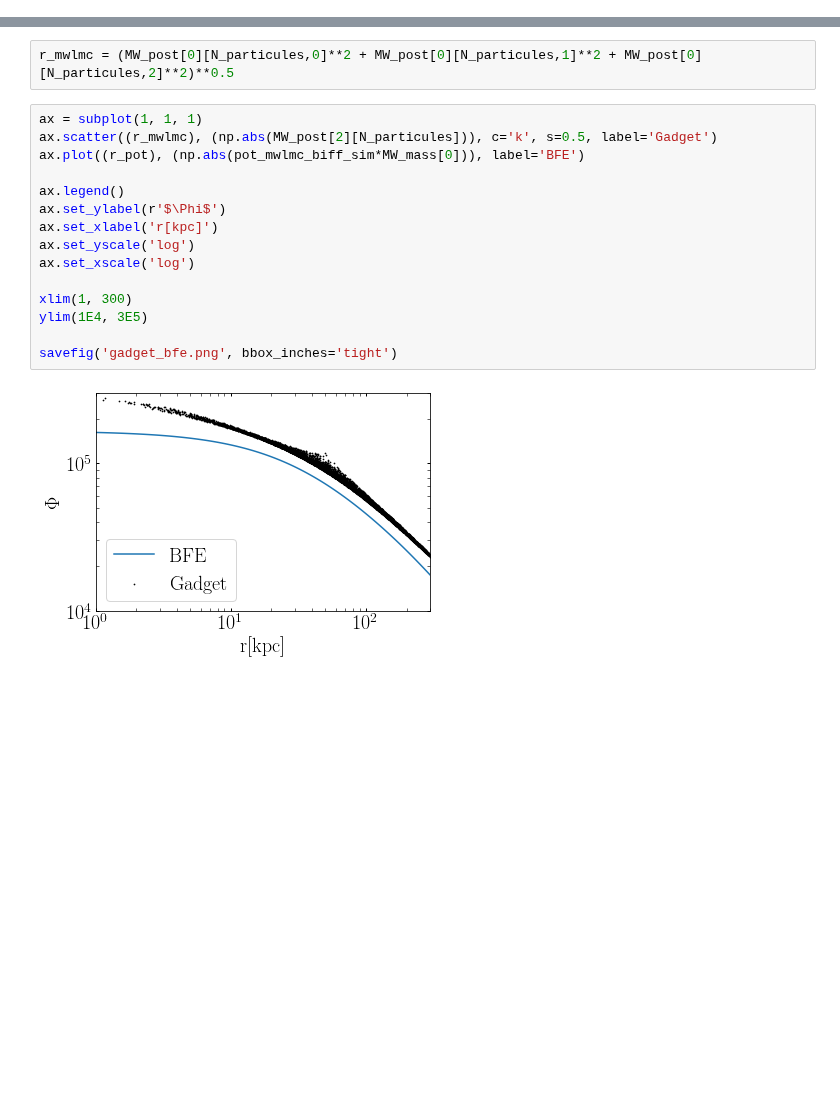
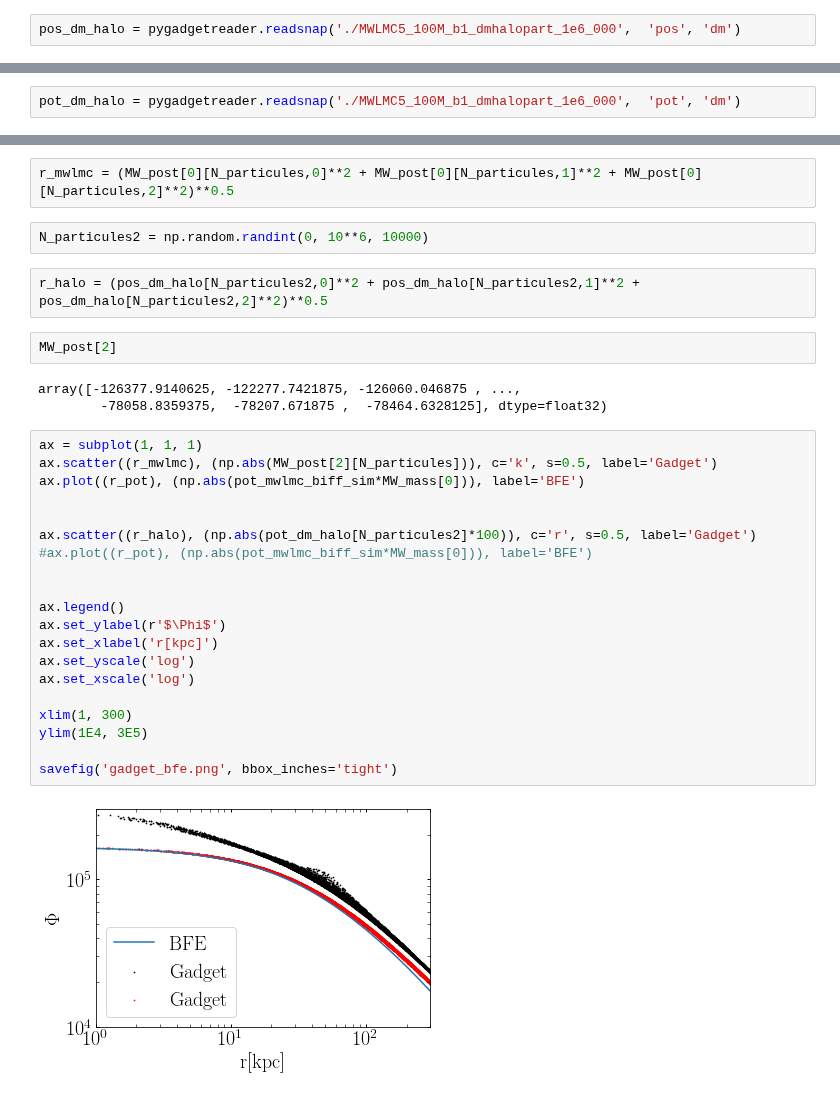
Before and after one commit to jngaravitoc/MW-LMC-SCF, a Jupyter notebook: code/BFE_mwlmc_potential.ipynb, the cells around one changed output, grey strips where cells are left out. Saved outputs shown, nothing was run; the diff lists cells and outputs as text; blank space fills up the shorter version.

```diff
--- a/code/BFE_mwlmc_potential.ipynb
+++ b/code/BFE_mwlmc_potential.ipynb
@@ -151,3 +151,5 @@ r_s_sims = 40.85
 MW_mass = pygadgetreader.readsnap('../../MW_anisotropy/code/test_snaps/MWLMC5_100M_new_b1_110', 'mass', 'dm')
 # %% [output]
 Returning DM    Mass
+# %%
+pos_dm_halo = pygadgetreader.readsnap('./MWLMC5_100M_b1_dmhalopart_1e6_000',  'pos', 'dm')
@@ -153,0 +158,2 @@ Returning DM    Mass
+# %%
+pot_dm_halo = pygadgetreader.readsnap('./MWLMC5_100M_b1_dmhalopart_1e6_000',  'pot', 'dm')
@@ -441,20 +457,34 @@ savefig('a_convergence.pdf', bbox_inches='tight')
 [figure]
 # %%
 r_mwlmc = (MW_post[0][N_particules,0]**2 + MW_post[0][N_particules,1]**2 + MW_post[0][N_particules,2]**2)**0.5
+# %%
+N_particules2 = np.random.randint(0, 10**6, 10000)
+# %%
+r_halo = (pos_dm_halo[N_particules2,0]**2 + pos_dm_halo[N_particules2,1]**2 + pos_dm_halo[N_particules2,2]**2)**0.5
+# %%
+MW_post[2]
+# %% [output]
+array([-126377.9140625, -122277.7421875, -126060.046875 , ...,
+        -78058.8359375,  -78207.671875 ,  -78464.6328125], dtype=float32)
 # %%
 ax = subplot(1, 1, 1)
 ax.scatter((r_mwlmc), (np.abs(MW_post[2][N_particules])), c='k', s=0.5, label='Gadget')
 ax.plot((r_pot), (np.abs(pot_mwlmc_biff_sim*MW_mass[0])), label='BFE')
+
+
+ax.scatter((r_halo), (np.abs(pot_dm_halo[N_particules2]*100)), c='r', s=0.5, label='Gadget')
+#ax.plot((r_pot), (np.abs(pot_mwlmc_biff_sim*MW_mass[0])), label='BFE')
+
 
 ax.legend()
 ax.set_ylabel(r'$\Phi$')
 ax.set_xlabel('r[kpc]')
 ax.set_yscale('log')
 ax.set_xscale('log')
 
 xlim(1, 300)
 ylim(1E4, 3E5)
 
 savefig('gadget_bfe.png', bbox_inches='tight')
 # %% [output]
-[figure, old version]
+[figure, new version]
```
Also changed, not shown: parts of 4 cells of this notebook, 1 other file.
